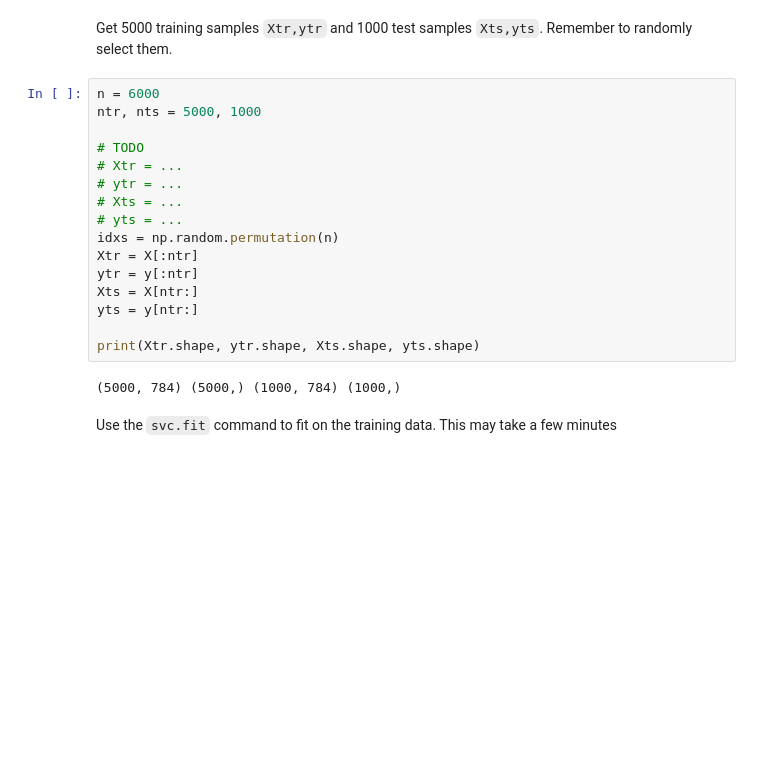
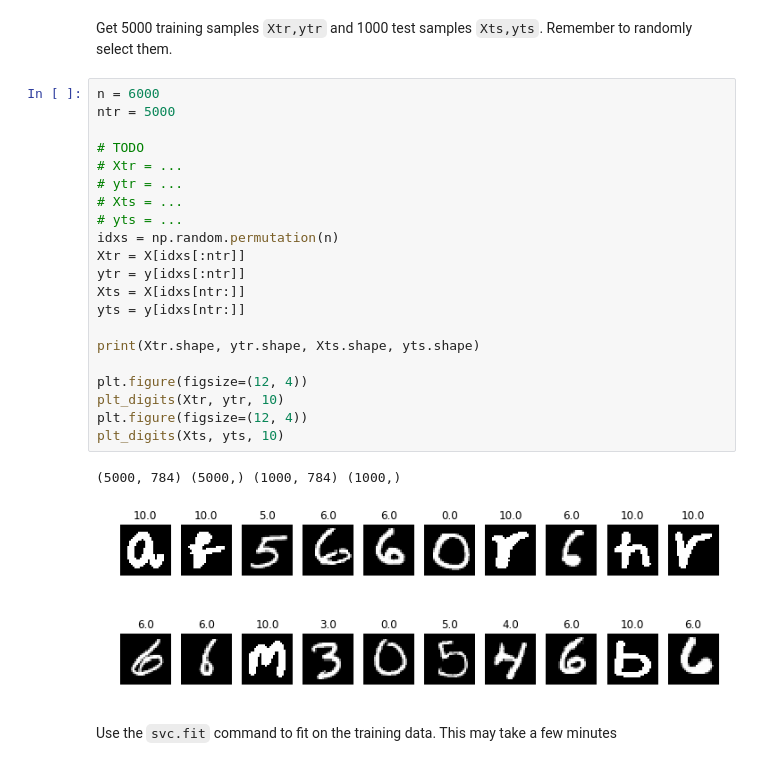
Before and after one commit to JackLangerman/introml, a Jupyter notebook: svm/lab06_ext_mnist_partial.ipynb, the cells around one changed output. Cells and saved outputs as stored; diff of their text form; blank space fills up the shorter version.

```diff
--- a/svm/lab06_ext_mnist_partial.ipynb
+++ b/svm/lab06_ext_mnist_partial.ipynb
@@ -451,22 +451,29 @@ svc = svm.SVC(probability=False,  kernel="rbf", C=2.8, gamma=.0073, verbose=10)
 Get 5000 training samples `Xtr,ytr` and 1000 test samples `Xts,yts`.  Remember to randomly select them.
 # %%
 n = 6000
-ntr, nts = 5000, 1000
+ntr = 5000
 
 # TODO
 # Xtr = ...
 # ytr = ...
 # Xts = ...
 # yts = ...
 idxs = np.random.permutation(n)
-Xtr = X[:ntr]
-ytr = y[:ntr]
-Xts = X[ntr:]
-yts = y[ntr:]
+Xtr = X[idxs[:ntr]]
+ytr = y[idxs[:ntr]]
+Xts = X[idxs[ntr:]]
+yts = y[idxs[ntr:]]
 
 print(Xtr.shape, ytr.shape, Xts.shape, yts.shape)
+
+plt.figure(figsize=(12, 4))
+plt_digits(Xtr, ytr, 10)
+plt.figure(figsize=(12, 4))
+plt_digits(Xts, yts, 10)
 # %% [output]
 (5000, 784) (5000,) (1000, 784) (1000,)
+[figure, added]
+[figure, added]
 # %% [markdown]
 Use the `svc.fit` command to fit on the training data.  This may take a few minutes
 # %%
```
Also changed, not shown: parts of 21 cells of this notebook.
